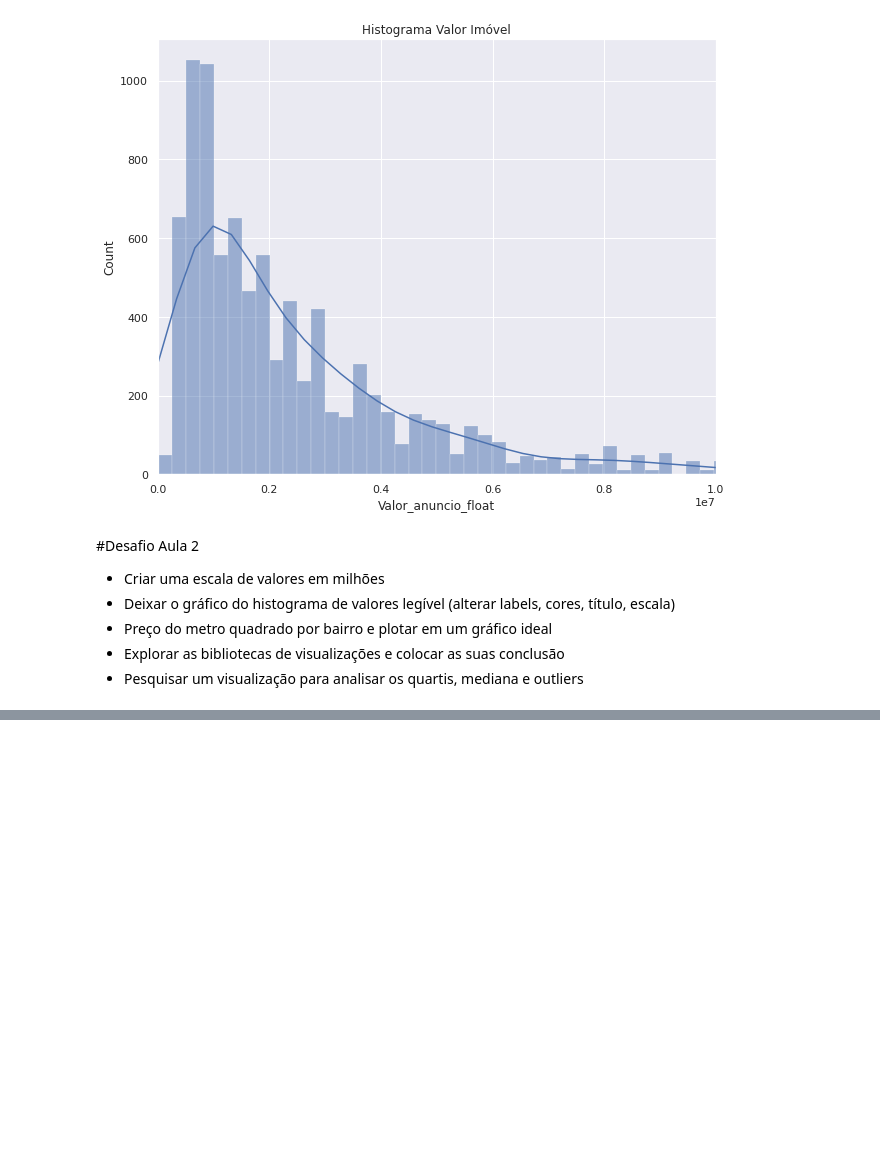
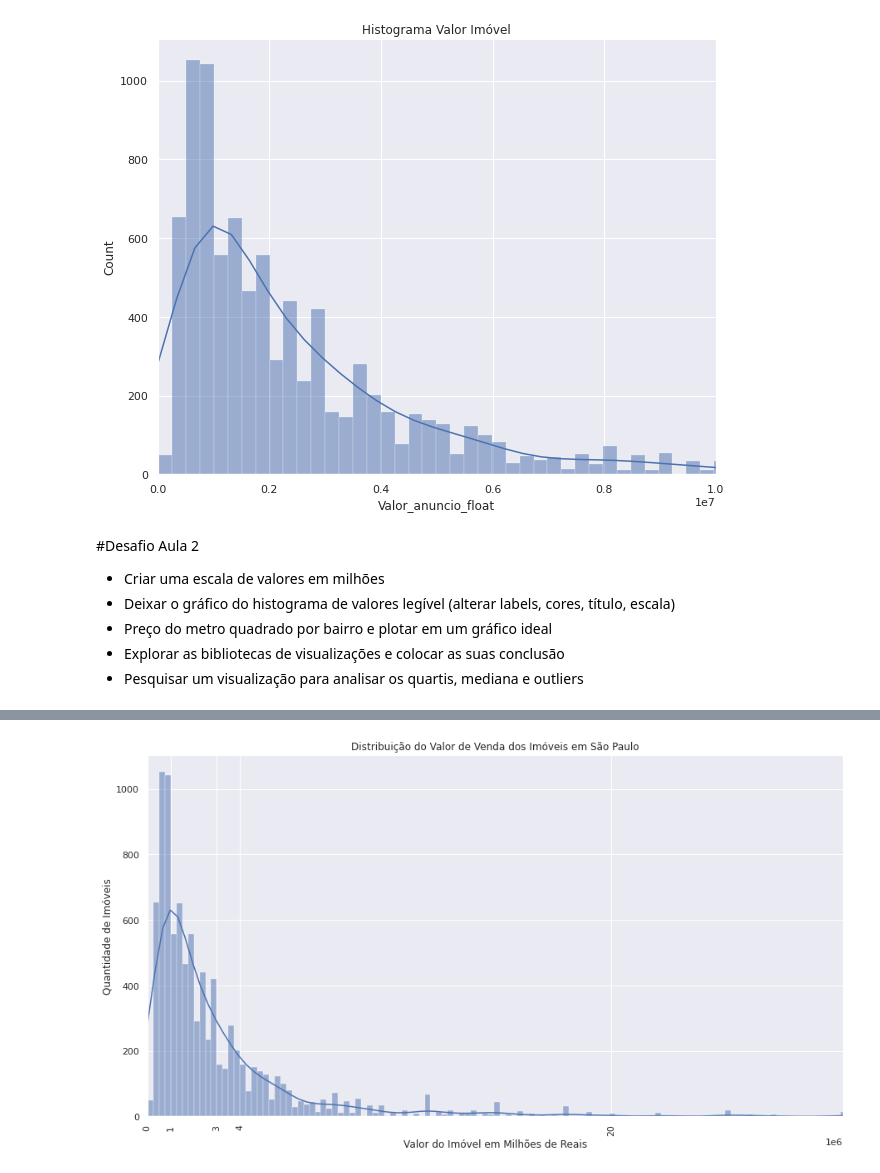
Before and after one commit to gynmidia/Imersao_dados_4, a Jupyter notebook: Imersao_dados_4_aula02_Grafico_Imoveis.ipynb, the cells around one changed output, grey strips where cells are left out. Drawn from its saved outputs; the diff is of its cells as text; code cells hidden in the pictures; blank space fills up the shorter version.

```diff
--- a/Imersao_dados_4_aula02_Grafico_Imoveis.ipynb
+++ b/Imersao_dados_4_aula02_Grafico_Imoveis.ipynb
@@ -367,0 +373,12 @@ plt.show()
+# %%
+plt.figure(figsize=(15, 8))
+ax = sns.histplot(data = dados_vendas, x = "Valor_anuncio_float", kde = True)
+ax.set_title("Histograma Valor Imóvel")
+plt.xticks([0, 1000000, 20000000, 3000000, 4000000], rotation=90)
+plt.xlim((0, 30000000))
+plt.xlabel('Valor do Imóvel em Milhões de Reais')
+plt.ylabel('Quantidade de Imóveis')
+plt.title('Distribuição do Valor de Venda dos Imóveis em São Paulo')
+plt.show()
+# %% [output]
+[figure, added]
```
Also changed, not shown: parts of 11 cells of this notebook.
